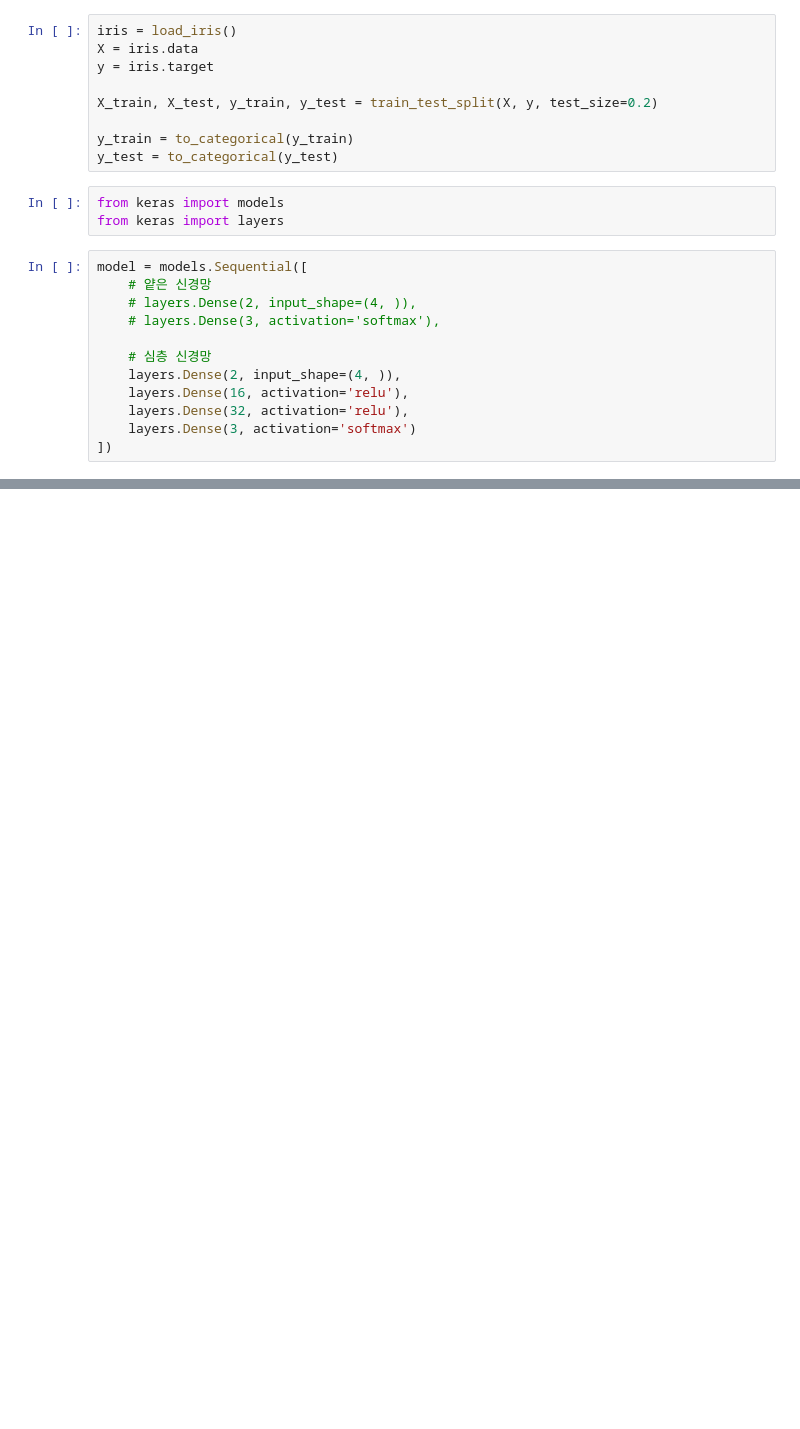
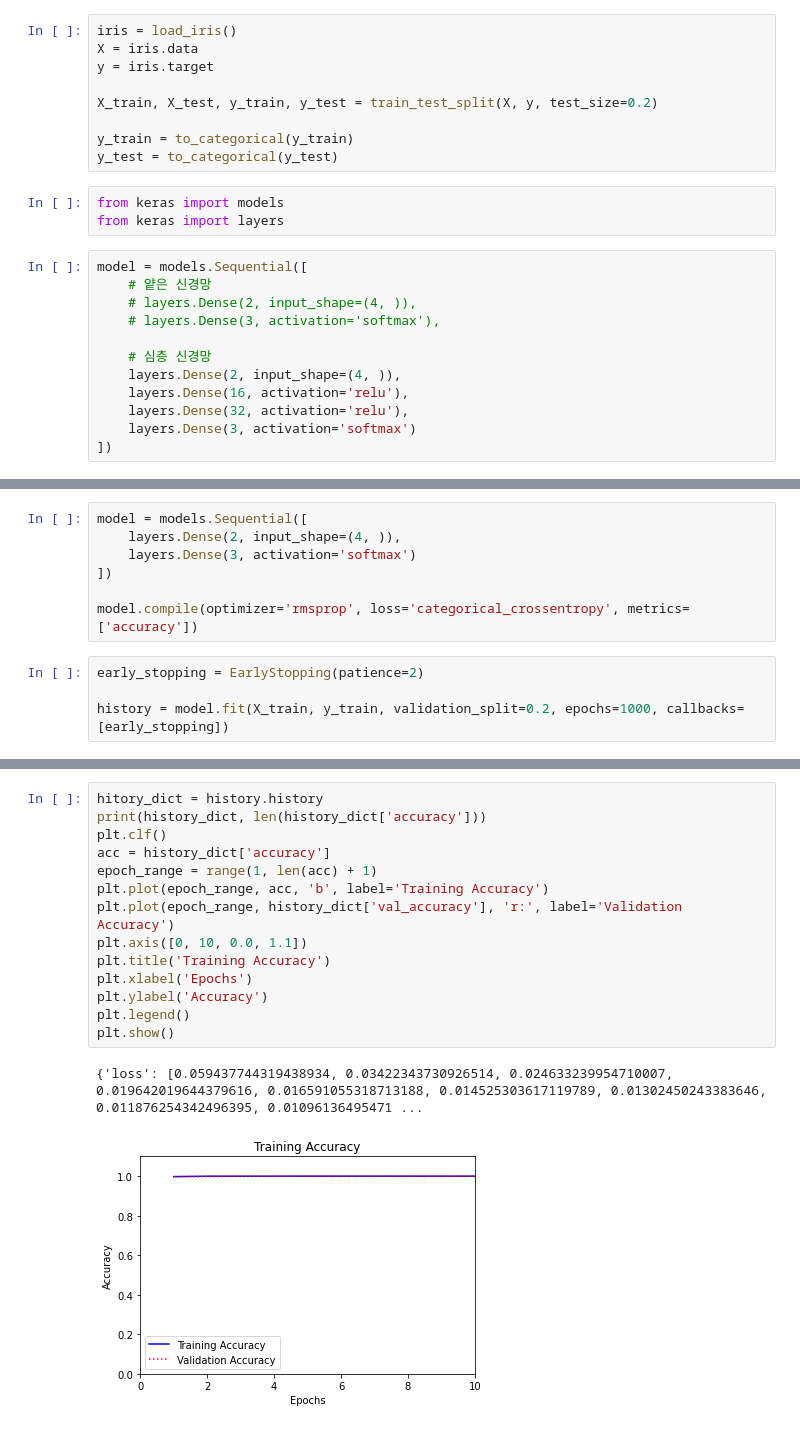
Before and after one commit to swleexz/TIL, a Jupyter notebook: 01_bigdata_ai_via_python/09_deep_learning.ipynb, the cells around one changed output, grey strips where cells are left out. Saved outputs shown, nothing was run; the diff lists cells and outputs as text; blank space fills up the shorter version.

```diff
--- a/01_bigdata_ai_via_python/09_deep_learning.ipynb
+++ b/01_bigdata_ai_via_python/09_deep_learning.ipynb
@@ -768,0 +784,11 @@ Epoch 100/100
+# %%
+model = models.Sequential([
+    layers.Dense(2, input_shape=(4, )),
+    layers.Dense(3, activation='softmax')
+])
+
+model.compile(optimizer='rmsprop', loss='categorical_crossentropy', metrics=['accuracy'])
+# %%
+early_stopping = EarlyStopping(patience=2)
+
+history = model.fit(X_train, y_train, validation_split=0.2, epochs=1000, callbacks=[early_stopping])
@@ -768,0 +813,17 @@ Epoch 100/100
+# %%
+hitory_dict = history.history
+print(history_dict, len(history_dict['accuracy']))
+plt.clf()
+acc = history_dict['accuracy']
+epoch_range = range(1, len(acc) + 1)
+plt.plot(epoch_range, acc, 'b', label='Training Accuracy')
+plt.plot(epoch_range, history_dict['val_accuracy'], 'r:', label='Validation Accuracy')
+plt.axis([0, 10, 0.0, 1.1])
+plt.title('Training Accuracy')
+plt.xlabel('Epochs')
+plt.ylabel('Accuracy')
+plt.legend()
+plt.show()
+# %% [output]
+{'loss': [0.059437744319438934, 0.03422343730926514, 0.024633239954710007, 0.019642019644379616, 0.016591055318713188, 0.014525303617119789, 0.01302450243383646, 0.011876254342496395, 0.01096136495471 ...
+[figure, added]
```
Also changed, not shown: parts of 30 cells of this notebook.
